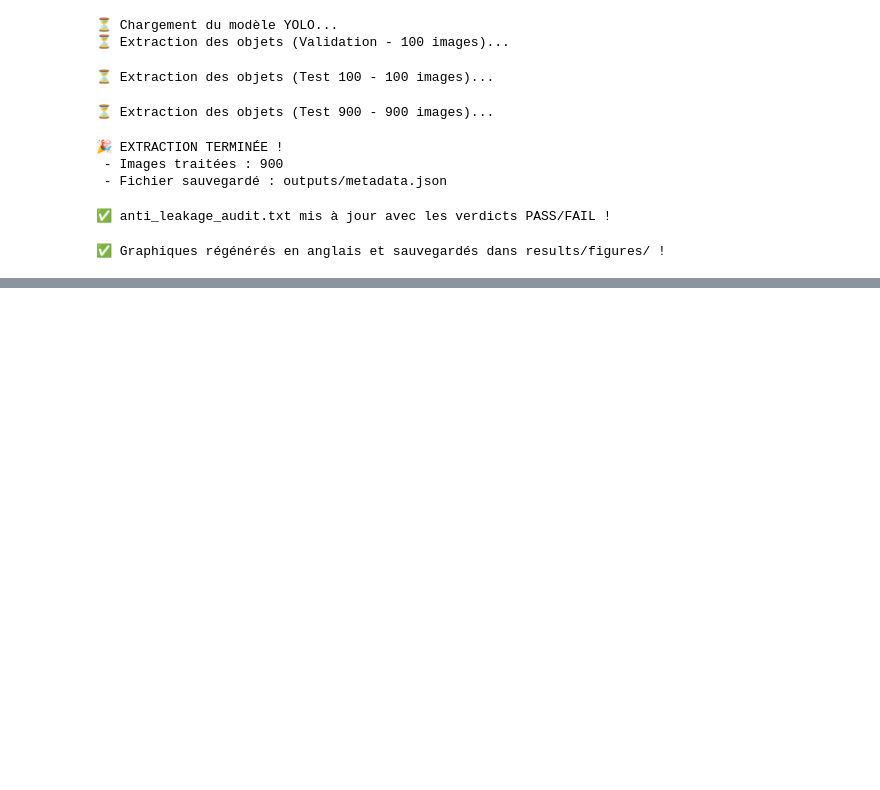
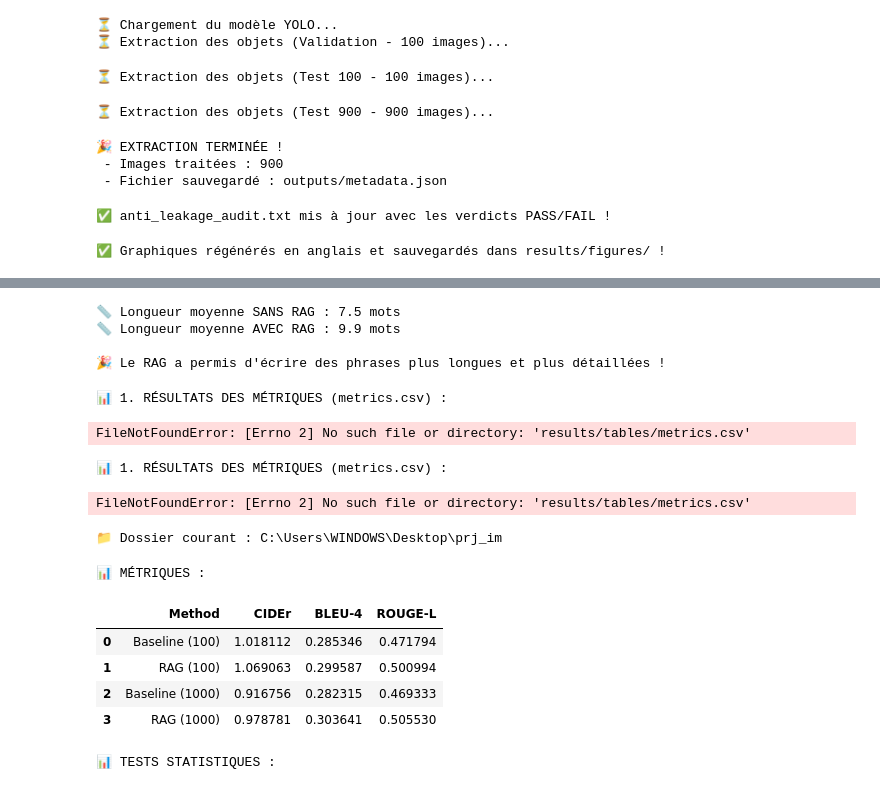
Before and after one commit to Rachaaabn/ImageCaptioning-RagReranking, a Jupyter notebook: notebooks/01_preprocessing.ipynb, the cells around one changed output, grey strips where cells are left out. Saved outputs shown, nothing was run; the diff lists cells and outputs as text; code cells hidden in the pictures; blank space fills up the shorter version.

```diff
--- a/notebooks/01_preprocessing.ipynb
+++ b/notebooks/01_preprocessing.ipynb
@@ -1786,0 +1999,77 @@ print("✅ Graphiques régénérés en anglais et sauvegardés dans results/figu
+# %%
+# On cherche les colonnes qui contiennent les captions
+col_baseline = [c for c in df.columns if 'baseline' in c.lower() or 'no_rag' in c.lower()][0]
+col_rag = [c for c in df.columns if 'rag' in c.lower() and 'comparison' not in c.lower()][0]
+
+# Calcul de la longueur (en nombre de mots)
+df['longueur_baseline'] = df[col_baseline].astype(str).apply(lambda x: len(x.split()))
+df['longueur_rag'] = df[col_rag].astype(str).apply(lambda x: len(x.split()))
+
+print(f"📏 Longueur moyenne SANS RAG : {df['longueur_baseline'].mean():.1f} mots")
+print(f"📏 Longueur moyenne AVEC RAG : {df['longueur_rag'].mean():.1f} mots")
+
+if df['longueur_rag'].mean() > df['longueur_baseline'].mean():
+    print("\n🎉 Le RAG a permis d'écrire des phrases plus longues et plus détaillées !")
+# %% [output]
+📏 Longueur moyenne SANS RAG : 7.5 mots
+📏 Longueur moyenne AVEC RAG : 9.9 mots
+
+🎉 Le RAG a permis d'écrire des phrases plus longues et plus détaillées !
+# %%
+import pandas as pd
+
+print("📊 1. RÉSULTATS DES MÉTRIQUES (metrics.csv) :")
+df_metrics = pd.read_csv('results/tables/metrics.csv')
+display(df_metrics)
+
+print("\n📊 2. TESTS STATISTIQUES (statistical_tests.csv) :")
+df_stats = pd.read_csv('results/tables/statistical_tests.csv')
+display(df_stats)
+
+print("\n📊 3. TAUX D'HALLUCINATION (hallucinations.csv) :")
+df_hallu = pd.read_csv('results/tables/hallucinations.csv')
+display(df_hallu)
+# %% [output]
+📊 1. RÉSULTATS DES MÉTRIQUES (metrics.csv) :
+FileNotFoundError: [Errno 2] No such file or directory: 'results/tables/metrics.csv'
+# %%
+import pandas as pd
+
+print("📊 1. RÉSULTATS DES MÉTRIQUES (metrics.csv) :")
+df_metrics = pd.read_csv('results/tables/metrics.csv')
+display(df_metrics)
+
+print("\n📊 2. TESTS STATISTIQUES (statistical_tests.csv) :")
+df_stats = pd.read_csv('results/tables/statistical_tests.csv')
+display(df_stats)
+
+print("\n📊 3. TAUX D'HALLUCINATION (hallucinations.csv) :")
+df_hallu = pd.read_csv('results/tables/hallucinations.csv')
+display(df_hallu)
+# %% [output]
+📊 1. RÉSULTATS DES MÉTRIQUES (metrics.csv) :
+FileNotFoundError: [Errno 2] No such file or directory: 'results/tables/metrics.csv'
+# %%
+import os
+os.chdir(r"C:\Users\WINDOWS\Desktop\prj_im")
+print(f"📁 Dossier courant : {os.getcwd()}")
+# %% [output]
+📁 Dossier courant : C:\Users\WINDOWS\Desktop\prj_im
+# %%
+import pandas as pd
+
+print("📊 MÉTRIQUES :")
+df_metrics = pd.read_csv('results/tables/metrics.csv')
+display(df_metrics)
+
+print("\n📊 TESTS STATISTIQUES :")
+df_stats = pd.read_csv('results/tables/statistical_tests.csv')
+display(df_stats)
+# %% [output]
+📊 MÉTRIQUES :
+|  | Method | CIDEr | BLEU-4 | ROUGE-L |
+| 0 | Baseline (100) | 1.018112 | 0.285346 | 0.471794 |
+| 1 | RAG (100) | 1.069063 | 0.299587 | 0.500994 |
+| 2 | Baseline (1000) | 0.916756 | 0.282315 | 0.469333 |
+| 3 | RAG (1000) | 0.978781 | 0.303641 | 0.505530 |
+📊 TESTS STATISTIQUES :
```
Also changed, not shown: parts of 14 cells of this notebook, 6 other files.
